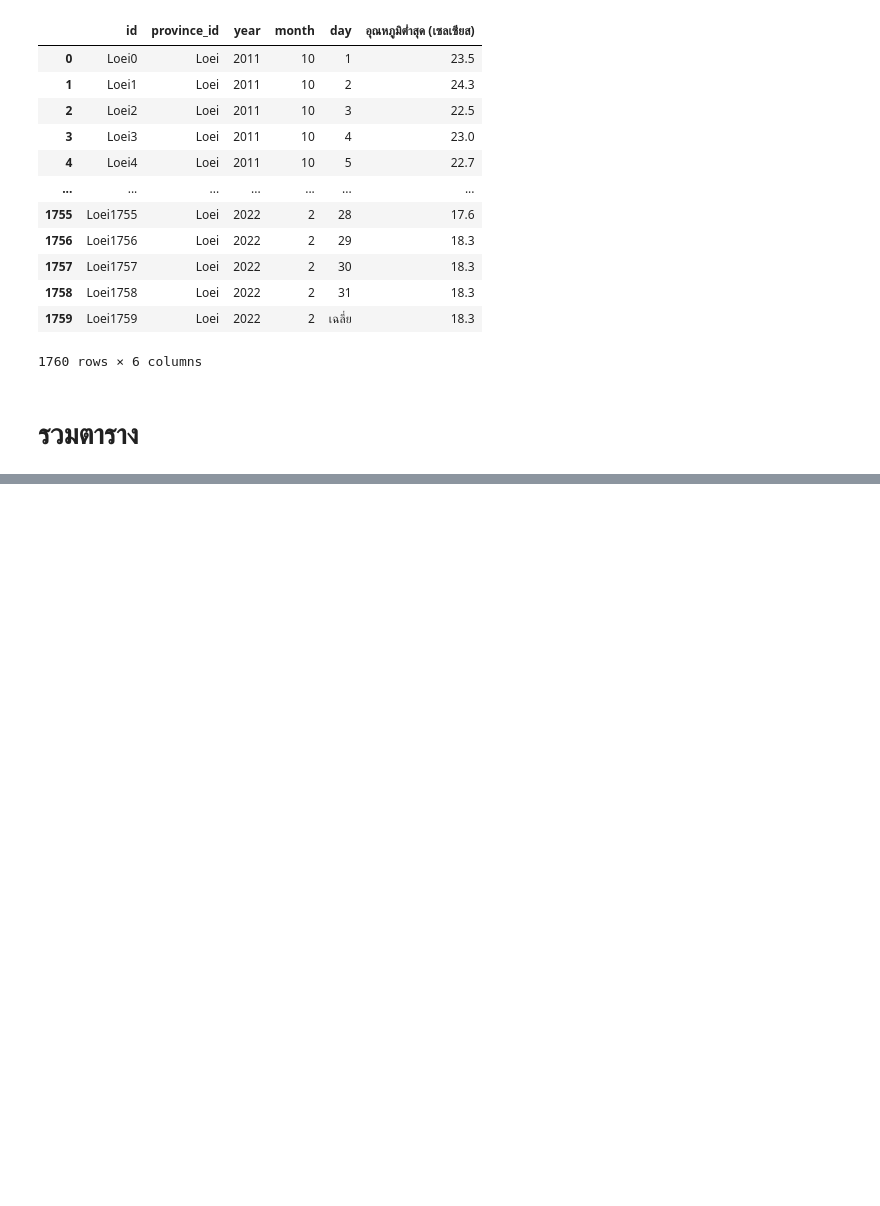
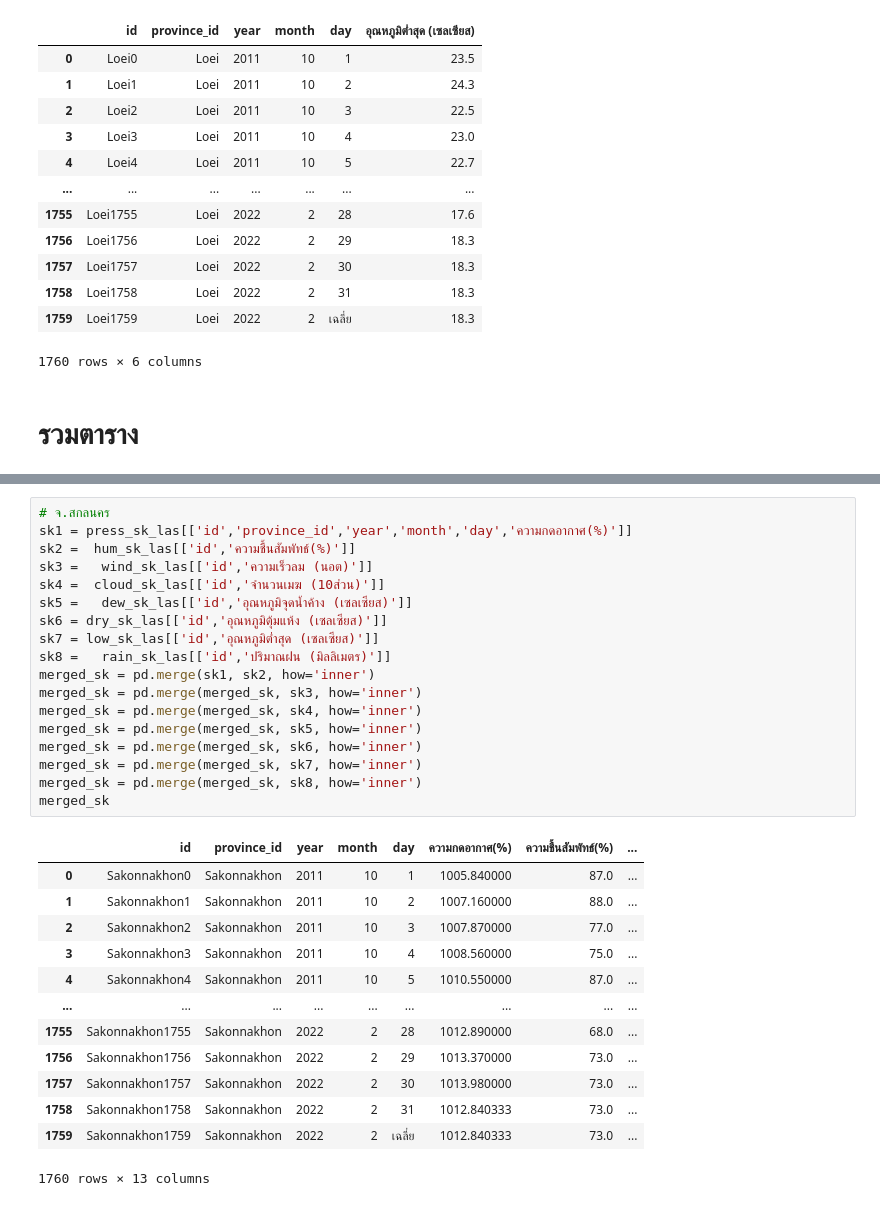
Before and after one commit to Aingon14/BSC_DPDM23, a Jupyter notebook: midterm_bscdpdm23.ipynb, the cells around one changed output, grey strips where cells are left out. Saved outputs shown, nothing was run; the diff lists cells and outputs as text; blank space fills up the shorter version.

```diff
--- a/midterm_bscdpdm23.ipynb
+++ b/midterm_bscdpdm23.ipynb
@@ -3245,0 +3310,32 @@ See the caveats in the documentation: https://pandas.pydata.org/pandas-docs/stab
+# %%
+# จ.สกลนคร
+sk1 = press_sk_las[['id','province_id','year','month','day','ความกดอากาศ(%)']]
+sk2 =  hum_sk_las[['id','ความชื้นสัมพัทธ์(%)']]
+sk3 =   wind_sk_las[['id','ความเร็วลม (นอต)']]
+sk4 =  cloud_sk_las[['id','จำนวนเมฆ (10ส่วน)']]
+sk5 =   dew_sk_las[['id','อุณหภูมิจุดน้ำค้าง (เซลเซียส)']]
+sk6 = dry_sk_las[['id','อุณหภูมิตุ้มแห้ง (เซลเซียส)']]
+sk7 = low_sk_las[['id','อุณหภูมิต่ำสุด (เซลเซียส)']]
+sk8 =   rain_sk_las[['id','ปริมาณฝน (มิลลิเมตร)']]
+merged_sk = pd.merge(sk1, sk2, how='inner')
+merged_sk = pd.merge(merged_sk, sk3, how='inner')
+merged_sk = pd.merge(merged_sk, sk4, how='inner')
+merged_sk = pd.merge(merged_sk, sk5, how='inner')
+merged_sk = pd.merge(merged_sk, sk6, how='inner')
+merged_sk = pd.merge(merged_sk, sk7, how='inner')
+merged_sk = pd.merge(merged_sk, sk8, how='inner')
+merged_sk
+# %% [output]
+|  | id | province_id | year | month | day | ความกดอากาศ(%) | ความชื้นสัมพัทธ์(%) | ... |
+| 0 | Sakonnakhon0 | Sakonnakhon | 2011 | 10 | 1 | 1005.840000 | 87.0 | ... |
+| 1 | Sakonnakhon1 | Sakonnakhon | 2011 | 10 | 2 | 1007.160000 | 88.0 | ... |
+| 2 | Sakonnakhon2 | Sakonnakhon | 2011 | 10 | 3 | 1007.870000 | 77.0 | ... |
+| 3 | Sakonnakhon3 | Sakonnakhon | 2011 | 10 | 4 | 1008.560000 | 75.0 | ... |
+| 4 | Sakonnakhon4 | Sakonnakhon | 2011 | 10 | 5 | 1010.550000 | 87.0 | ... |
+| ... | ... | ... | ... | ... | ... | ... | ... | ... |
+| 1755 | Sakonnakhon1755 | Sakonnakhon | 2022 | 2 | 28 | 1012.890000 | 68.0 | ... |
+| 1756 | Sakonnakhon1756 | Sakonnakhon | 2022 | 2 | 29 | 1013.370000 | 73.0 | ... |
+| 1757 | Sakonnakhon1757 | Sakonnakhon | 2022 | 2 | 30 | 1013.980000 | 73.0 | ... |
+| 1758 | Sakonnakhon1758 | Sakonnakhon | 2022 | 2 | 31 | 1012.840333 | 73.0 | ... |
+| 1759 | Sakonnakhon1759 | Sakonnakhon | 2022 | 2 | เฉลี่ย | 1012.840333 | 73.0 | ... |
+1760 rows × 13 columns
```
Also changed, not shown: parts of 6 cells of this notebook.
